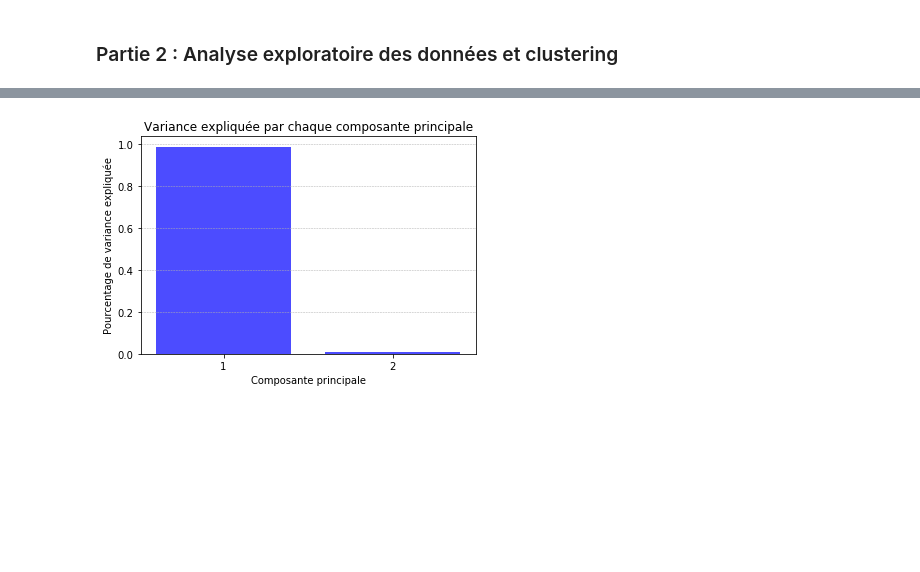
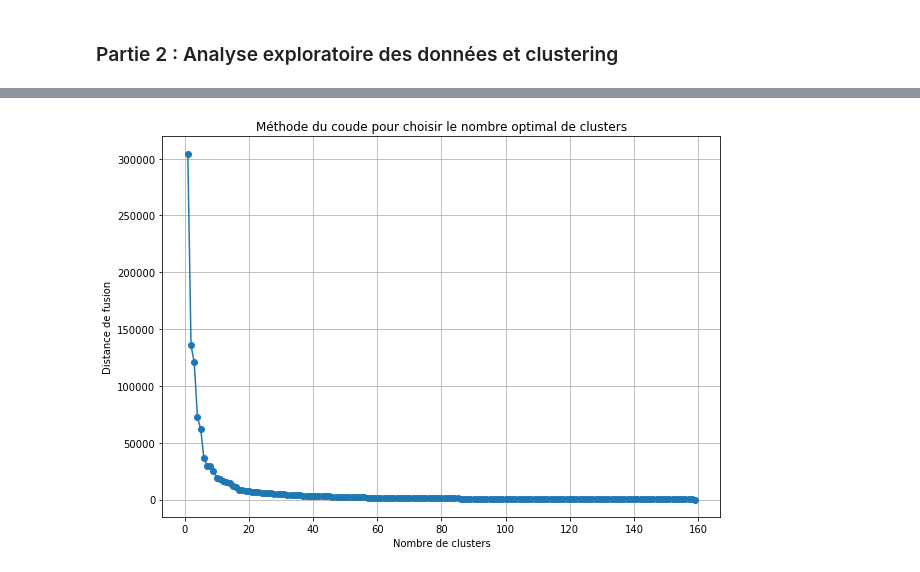
Before and after one commit to 16Court/OC-P9, a Jupyter notebook: Projet_9_Partie_2.ipynb, the cells around one changed output, grey strips where cells are left out. Saved outputs shown, nothing was run; the diff lists cells and outputs as text; code cells hidden in the pictures; blank space fills up the shorter version.

```diff
--- a/Projet_9_Partie_2.ipynb
+++ b/Projet_9_Partie_2.ipynb
@@ -101,15 +61,20 @@ plt.show()
-# %%
-# Variance expliquée par chaque composante
-explained_variance_ratio = pca.explained_variance_ratio_
-
-# Visualisation du pourcentage de variance expliquée par chaque composante
-plt.figure(figsize=(6, 4))
-plt.bar(range(1, len(explained_variance_ratio) + 1), explained_variance_ratio, color='b', alpha=0.7)
-plt.xlabel('Composante principale')
-plt.ylabel('Pourcentage de variance expliquée')
-plt.title('Variance expliquée par chaque composante principale')
-plt.xticks(range(1, len(explained_variance_ratio) + 1))
-plt.grid(axis='y', linestyle='--', linewidth=0.5)
-plt.show()
-# %% [output]
-[figure, removed]
+# %%
+# Utilisation de la méthode du coude pour déterminer le nombre de clusters
+
+# La méthode du coude vous aide à identifier le nombre optimal de clusters en examinant
+# comment la distance de fusion change lorsque vous augmentez le nombre de clusters.
+
+# Extraire les distances de fusion
+distances = linkage_matrix[:, 2]
+distances = sorted(distances, reverse=True)
+
+# Tracer les distances
+plt.figure(figsize=(10, 7))
+plt.plot(range(1, len(distances) + 1), distances, marker='o')
+plt.title('Méthode du coude pour choisir le nombre optimal de clusters')
+plt.xlabel('Nombre de clusters')
+plt.ylabel('Distance de fusion')
+plt.grid(True)
+plt.show()
+# %% [output]
+[figure, added]
```
Also changed, not shown: parts of 14 cells of this notebook.
